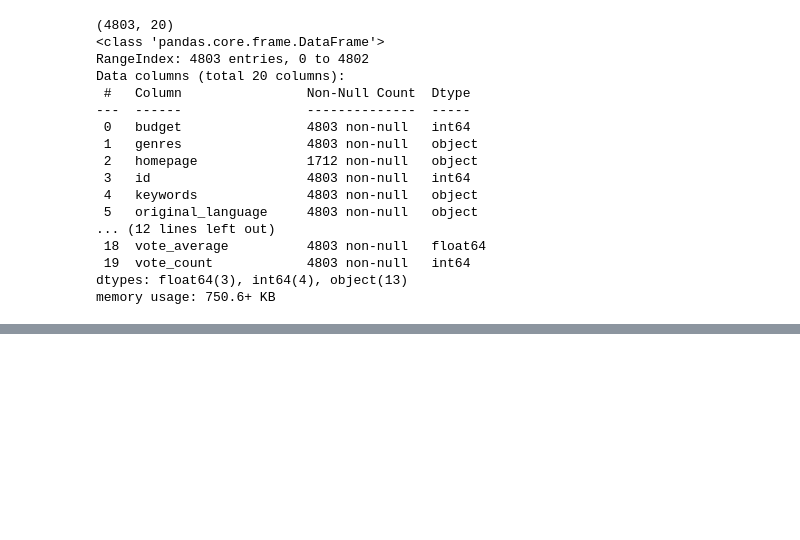
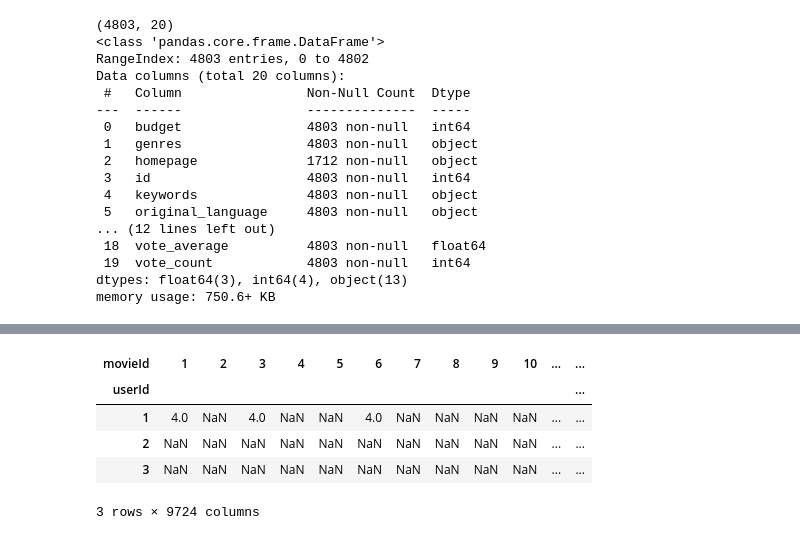
Before and after one commit to Junoflows/LGHV_DX_school, a Jupyter notebook: MachineLearning/0907 Association analysis.ipynb, the cells around one changed output, grey strips where cells are left out. Cells and saved outputs as stored; diff of their text form; code cells hidden in the pictures; blank space fills up the shorter version.

```diff
--- a/MachineLearning/0907 Association analysis.ipynb
+++ b/MachineLearning/0907 Association analysis.ipynb
@@ -458,0 +647,5 @@ memory usage: 750.6+ KB
+# %%
+movies = pd.read_csv('./data/movielens/movies.csv')
+ratings = pd.read_csv('./data/movielens/ratings.csv')
+print(movies.shape)
+print(ratings.shape)
@@ -458,0 +680,4 @@ memory usage: 750.6+ KB
+# %%
+# ratings 수정
+ratings = ratings[['userId', 'movieId', 'rating']]
+print(ratings)
@@ -458,0 +699,12 @@ memory usage: 750.6+ KB
+# %%
+# 개인화된 최근접 이웃 추천 알고리즘을 구현할 때는
+# 개인을 인덱스로 놓고 아이템을 피처의 형태로 만들어야 함
+ratings_matrix = ratings.pivot_table('rating', index='userId', columns='movieId')
+ratings_matrix.head(3)
+# %% [output]
+| movieId | 1 | 2 | 3 | 4 | 5 | 6 | 7 | 8 | 9 | 10 | ... | ... |
+| userId |  |  |  |  |  |  |  |  |  |  |  | ... |
+| 1 | 4.0 | NaN | 4.0 | NaN | NaN | 4.0 | NaN | NaN | NaN | NaN | ... | ... |
+| 2 | NaN | NaN | NaN | NaN | NaN | NaN | NaN | NaN | NaN | NaN | ... | ... |
+| 3 | NaN | NaN | NaN | NaN | NaN | NaN | NaN | NaN | NaN | NaN | ... | ... |
+3 rows × 9724 columns
```
Also changed, not shown: parts of 43 cells of this notebook.
